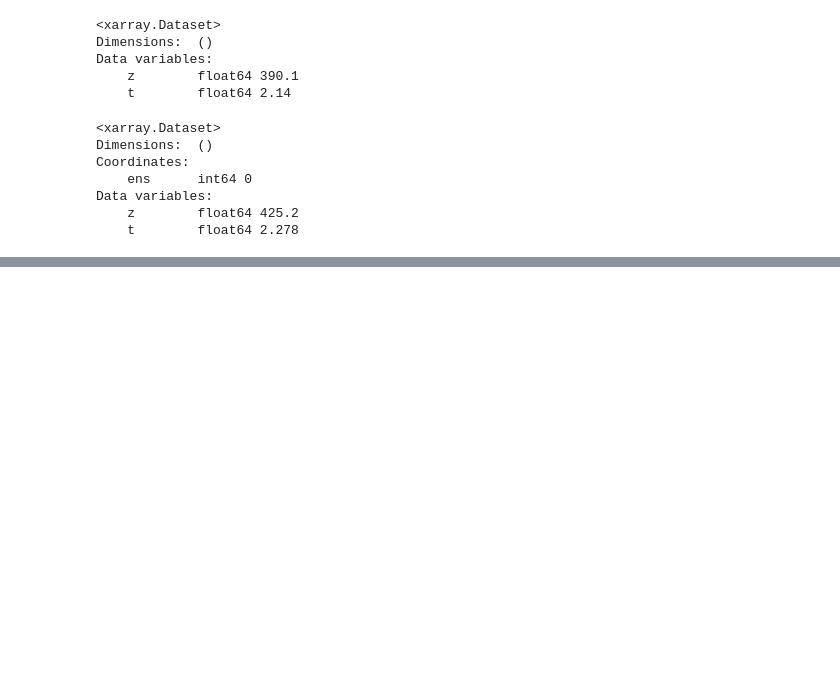
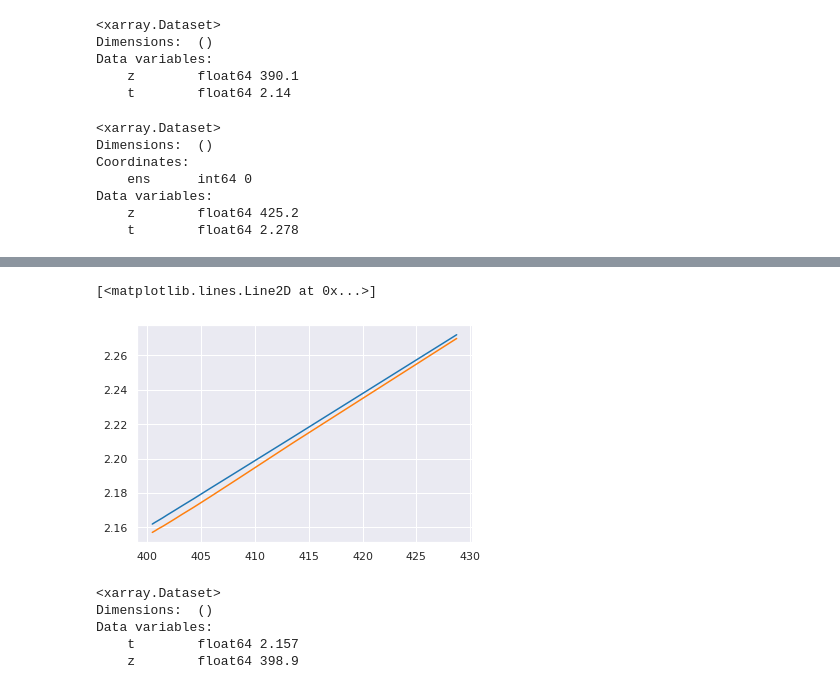
Before and after one commit to mc4117/ResNet_Weather, a Jupyter notebook: neural_notebooks/resnet/full_dataset_dr_72_more_data_9blocks.ipynb, the cells around one changed output, grey strips where cells are left out. Saved outputs shown, nothing was run; the diff lists cells and outputs as text; code cells hidden in the pictures; blank space fills up the shorter version.

```diff
--- a/neural_notebooks/resnet/full_dataset_dr_72_more_data_9blocks.ipynb
+++ b/neural_notebooks/resnet/full_dataset_dr_72_more_data_9blocks.ipynb
@@ -368,0 +452,45 @@ Data variables:
+# %%
+pred_ensemble_4 = np.load('/rds/general/user/mc4117/ephemeral/saved_pred/whole_res_more_new_pv_do_9_1.npy')
+
+samples = 12
+preds_4 = xr.Dataset({
+    't': xr.DataArray(
+        pred_ensemble_4[0, ...],
+        dims=['time', 'lat', 'lon', 'ens'],
+        coords={'time':dg_test.data.time[72:], 'lat': dg_test.data.lat, 'lon': dg_test.data.lon, 'ens': np.arange(samples),
+                },
+    ),
+    'z': xr.DataArray(
+        pred_ensemble_4[1, ...],
+        dims=['time', 'lat', 'lon', 'ens'],
+        coords={'time':dg_test.data.time[72:], 'lat': dg_test.data.lat, 'lon': dg_test.data.lon, 'ens': np.arange(samples),
+                },
+    )
+})
+
+ens_rmse_list_4 = []
+
+ens_4 = preds_4.isel(ens = 0).copy()
+
+ens_rmse_list_4.append(compute_weighted_rmse(ens_4, real_ds).compute())
+
+for i in range(1, len(preds_4.ens)):
+    ens_4 += preds_4.isel(ens = i).copy()
+    ens_rmse_list_4.append(compute_weighted_rmse(ens_4/(i+1), real_ds).compute())
+# %%
+#plt.plot([ens_rmse_list_1[i].z for i in range(len(ens_rmse_list_1))], [ens_rmse_list_1[i].t for i in range(len(ens_rmse_list_1))], label = '1')
+#plt.plot([ens_rmse_list_2[i].z for i in range(len(ens_rmse_list_2))], [ens_rmse_list_2[i].t for i in range(len(ens_rmse_list_2))], label = '2')
+plt.plot([ens_rmse_list_3[i].z for i in range(len(ens_rmse_list_3))], [ens_rmse_list_3[i].t for i in range(len(ens_rmse_list_3))], label = '3')
+plt.plot([ens_rmse_list_3[i].z for i in range(len(ens_rmse_list_4))], [ens_rmse_list_4[i].t for i in range(len(ens_rmse_list_4))], label = '4')
+#plt.plot([ens_rmse_list[i].z for i in range(len(ens_rmse_list))], [ens_rmse_list[i].t for i in range(len(ens_rmse_list))])
+# %% [output]
+[<matplotlib.lines.Line2D at 0x...>]
+[figure, added]
+# %%
+ens_rmse_list_4[-1]
+# %% [output]
+<xarray.Dataset>
+Dimensions:  ()
+Data variables:
+    t        float64 2.157
+    z        float64 398.9
```
Also changed, not shown: parts of 8 cells of this notebook, 22 other files.
